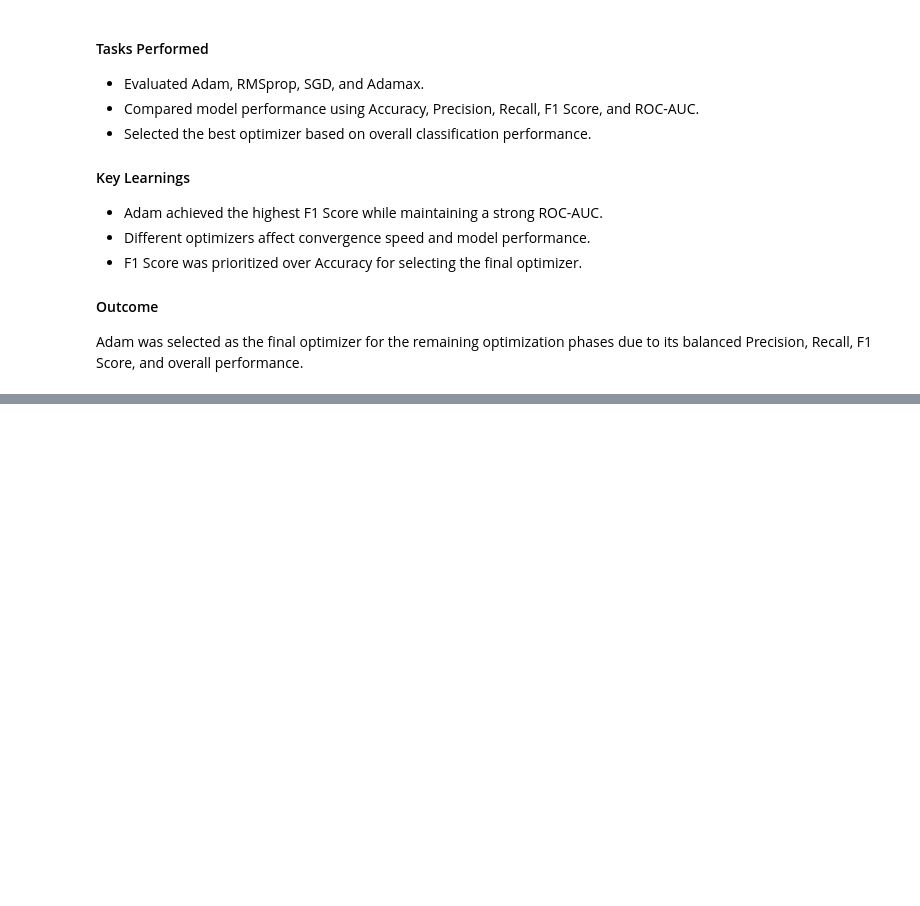
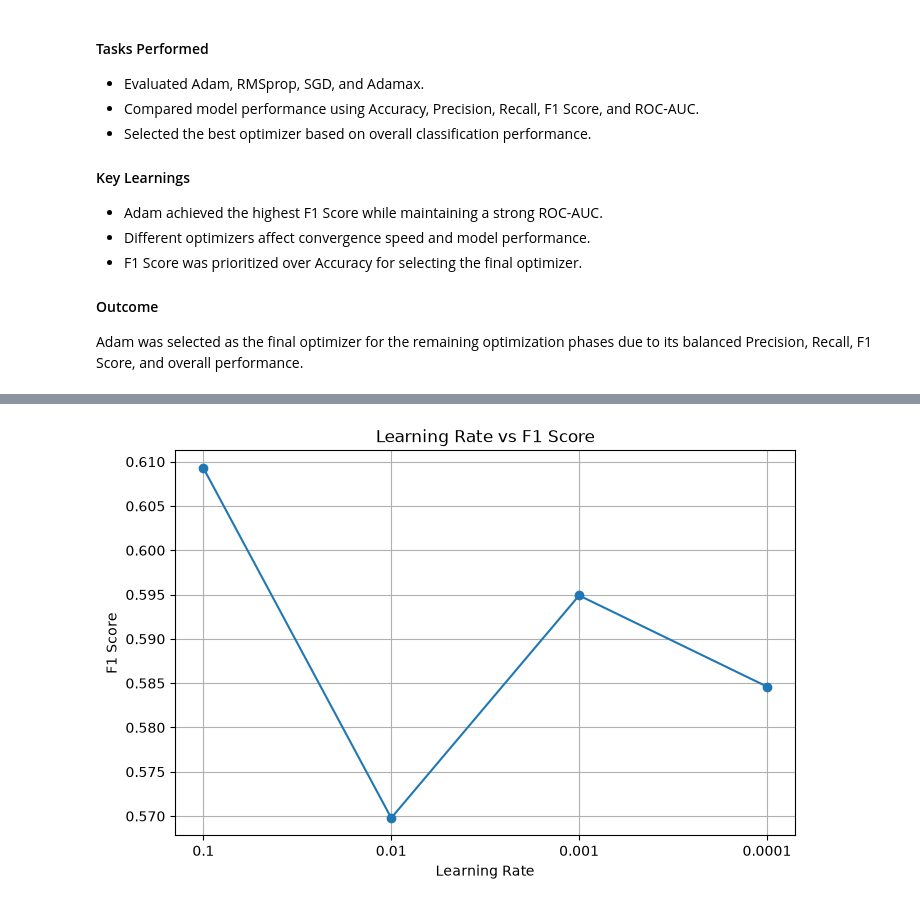
Before and after one commit to vk62945/Customer-Churn-Prediction-ANN, a Jupyter notebook: notebooks/06_Model_Optimization.ipynb, the cells around one changed output, grey strips where cells are left out. Cells and saved outputs as stored; diff of their text form; code cells hidden in the pictures; blank space fills up the shorter version.

Commit message:
Optimized learning rate for ANN

```diff
--- a/notebooks/06_Model_Optimization.ipynb
+++ b/notebooks/06_Model_Optimization.ipynb
@@ -506,0 +538,7 @@ Adam was selected as the final optimizer for the remaining optimization phases d
+# %%
+learning_rates = [
+    0.1,
+    0.01,
+    0.001,
+    0.0001
+]
@@ -506,0 +584,7 @@ Adam was selected as the final optimizer for the remaining optimization phases d
+# %%
+results_df = pd.DataFrame(results)
+
+results_df.sort_values(
+    by="F1",
+    ascending=False
+)
@@ -506,0 +597,18 @@ Adam was selected as the final optimizer for the remaining optimization phases d
+# %%
+plt.figure(figsize=(8,5))
+
+plt.plot(
+    results_df["Learning Rate"].astype(str),
+    results_df["F1"],
+    marker="o"
+)
+
+plt.title("Learning Rate vs F1 Score")
+plt.xlabel("Learning Rate")
+plt.ylabel("F1 Score")
+
+plt.grid(True)
+
+plt.show()
+# %% [output]
+[figure, added]
```
Also changed, not shown: parts of 9 cells of this notebook.
